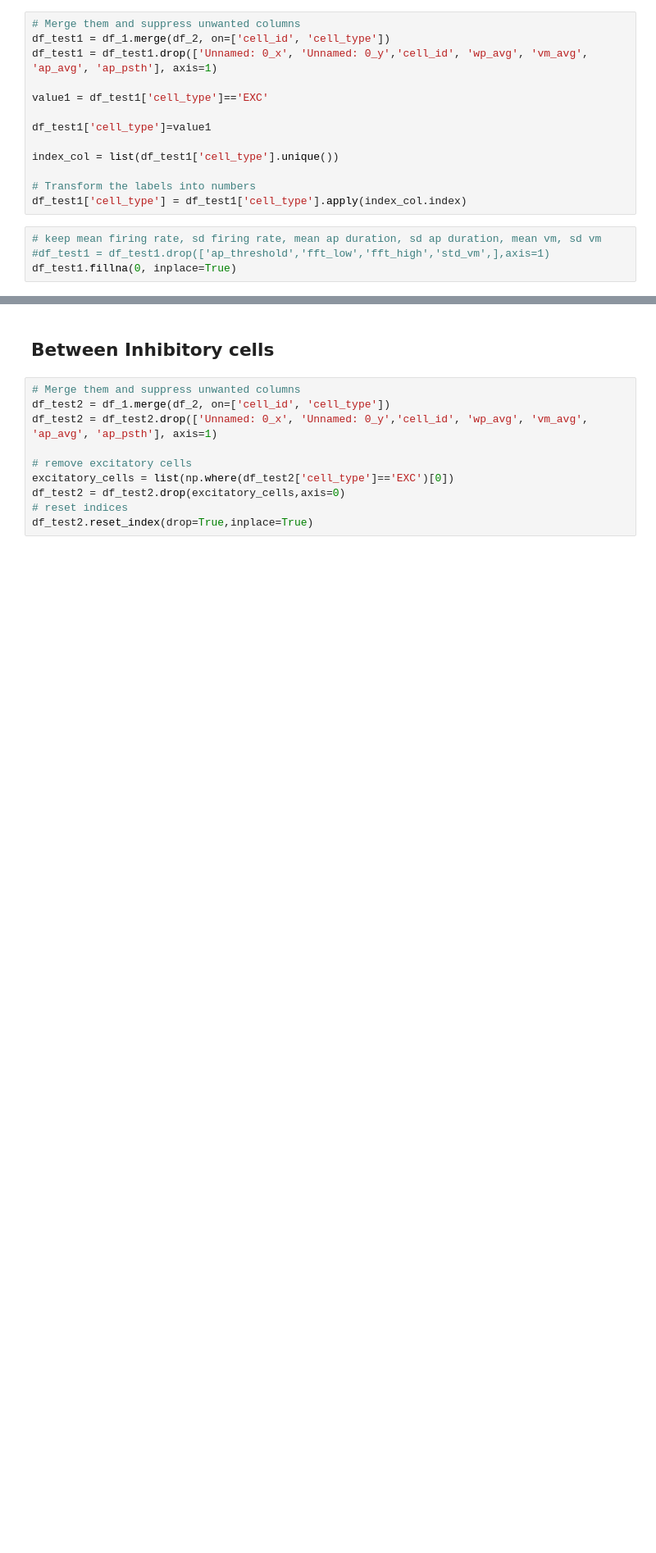
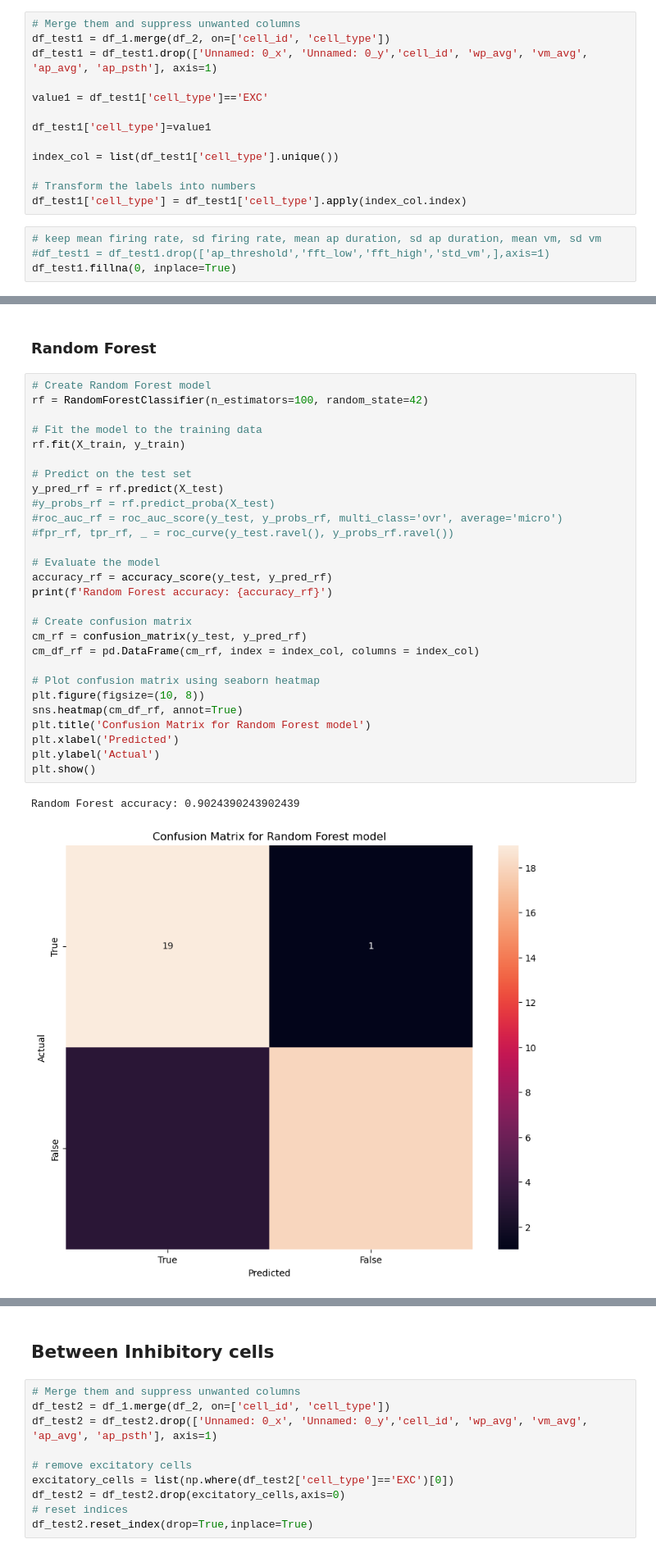
Before and after one commit to Adrien-Pannatier/BIO482_miniproject, a Jupyter notebook: notebooks/test_active_touch.ipynb, the cells around one changed output, grey strips where cells are left out. Shown: that part at 82% size. Cells and saved outputs as stored; diff of their text form; blank space fills up the shorter version.

Commit message:
modifications to have different accuracy scores

```diff
--- a/notebooks/test_active_touch.ipynb
+++ b/notebooks/test_active_touch.ipynb
@@ -98,0 +97,33 @@ Logistic Regression Accuracy: 0.8888888888888888
+# %% [markdown]
+### Random Forest
+# %%
+# Create Random Forest model
+rf = RandomForestClassifier(n_estimators=100, random_state=42)
+
+# Fit the model to the training data
+rf.fit(X_train, y_train)
+
+# Predict on the test set
+y_pred_rf = rf.predict(X_test)
+#y_probs_rf = rf.predict_proba(X_test)
+#roc_auc_rf = roc_auc_score(y_test, y_probs_rf, multi_class='ovr', average='micro')
+#fpr_rf, tpr_rf, _ = roc_curve(y_test.ravel(), y_probs_rf.ravel())
+
+# Evaluate the model
+accuracy_rf = accuracy_score(y_test, y_pred_rf)
+print(f'Random Forest accuracy: {accuracy_rf}')
+
+# Create confusion matrix
+cm_rf = confusion_matrix(y_test, y_pred_rf)
+cm_df_rf = pd.DataFrame(cm_rf, index = index_col, columns = index_col)
+
+# Plot confusion matrix using seaborn heatmap
+plt.figure(figsize=(10, 8))
+sns.heatmap(cm_df_rf, annot=True)
+plt.title('Confusion Matrix for Random Forest model')
+plt.xlabel('Predicted')
+plt.ylabel('Actual')
+plt.show()
+# %% [output]
+Random Forest accuracy: 0.9024390243902439
+[figure, added]
```
Also changed, not shown: parts of 17 cells of this notebook, 1 other file.
